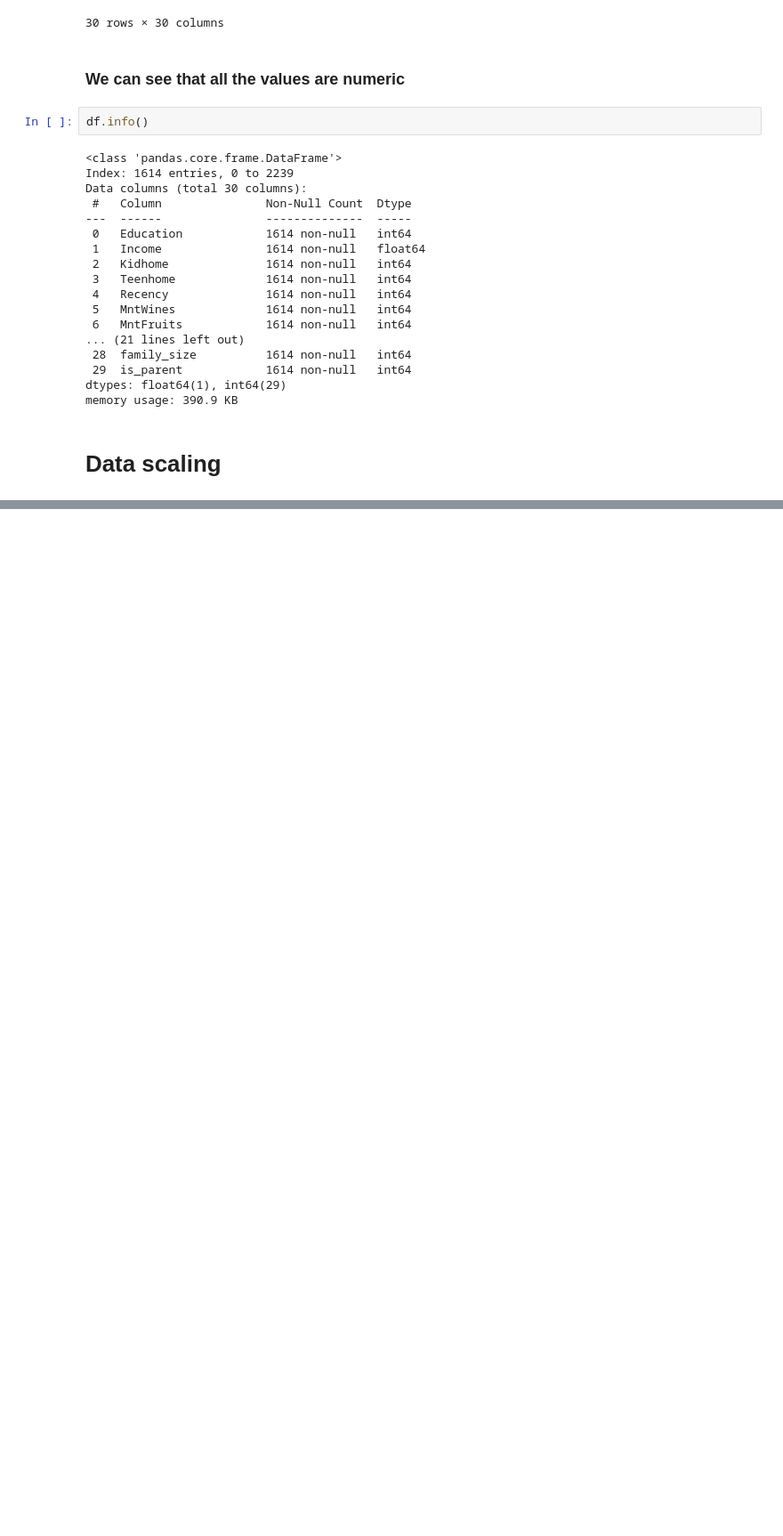
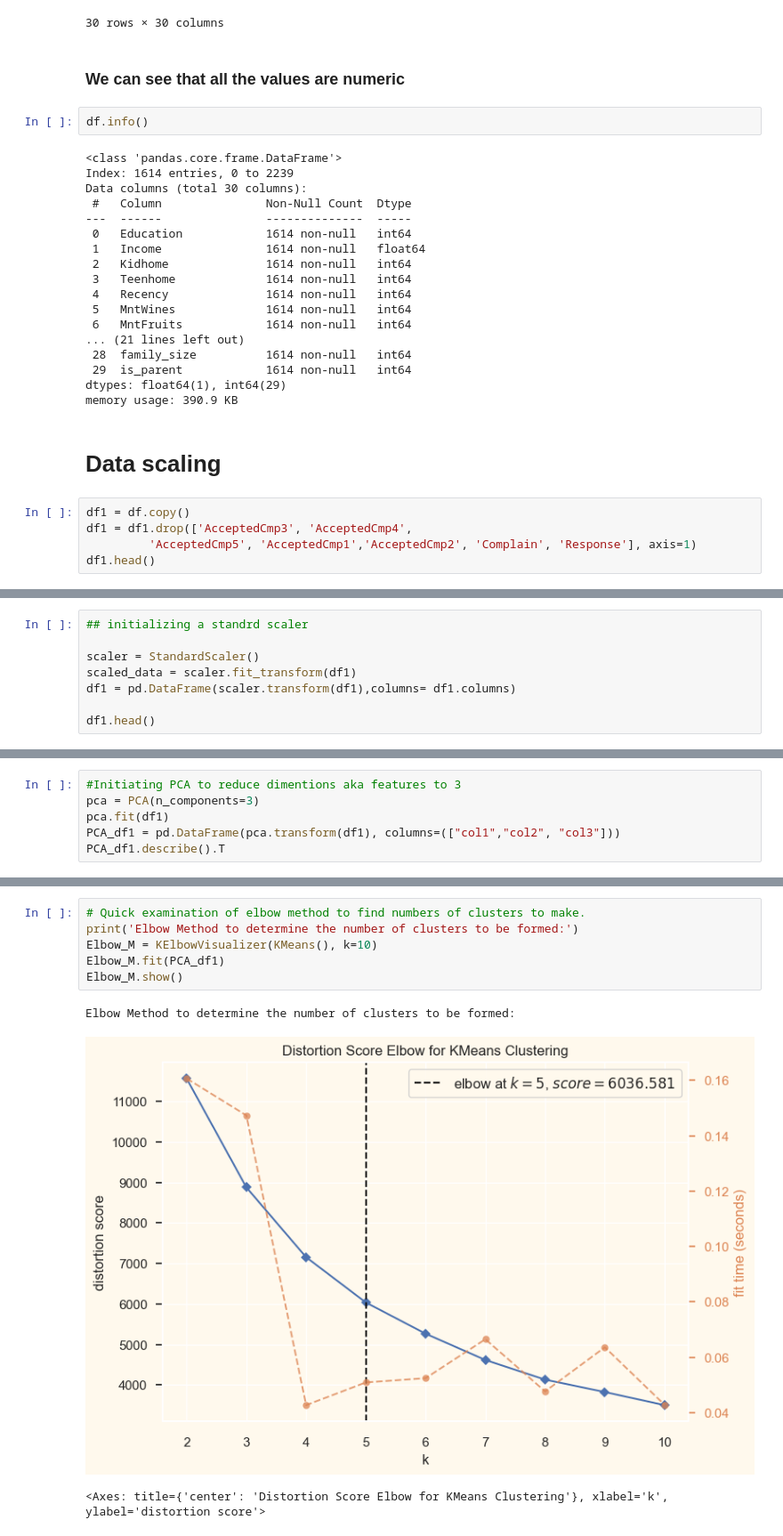
Before and after one commit to asheshh-lal/Drug-Data, a Jupyter notebook: Market Sentiment.ipynb, the cells around one changed output, grey strips where cells are left out. Shown at 89% size. Cells and saved outputs as stored; diff of their text form; blank space fills up the shorter version.

Commit message:
clustering

```diff
--- a/Market Sentiment.ipynb
+++ b/Market Sentiment.ipynb
@@ -426,3 +428,8 @@ dtypes: float64(1), int64(29)
 memory usage: 390.9 KB
 # %% [markdown]
 # Data scaling
+# %%
+df1 = df.copy()
+df1 = df1.drop(['AcceptedCmp3', 'AcceptedCmp4',
+         'AcceptedCmp5', 'AcceptedCmp1','AcceptedCmp2', 'Complain', 'Response'], axis=1)
+df1.head()
@@ -428,0 +444,8 @@ memory usage: 390.9 KB
+# %%
+## initializing a standrd scaler
+
+scaler = StandardScaler()
+scaled_data = scaler.fit_transform(df1)
+df1 = pd.DataFrame(scaler.transform(df1),columns= df1.columns)
+
+df1.head()
@@ -428,0 +460,6 @@ memory usage: 390.9 KB
+# %%
+#Initiating PCA to reduce dimentions aka features to 3
+pca = PCA(n_components=3)
+pca.fit(df1)
+PCA_df1 = pd.DataFrame(pca.transform(df1), columns=(["col1","col2", "col3"]))
+PCA_df1.describe().T
@@ -428,0 +471,10 @@ memory usage: 390.9 KB
+# %%
+# Quick examination of elbow method to find numbers of clusters to make.
+print('Elbow Method to determine the number of clusters to be formed:')
+Elbow_M = KElbowVisualizer(KMeans(), k=10)
+Elbow_M.fit(PCA_df1)
+Elbow_M.show()
+# %% [output]
+Elbow Method to determine the number of clusters to be formed:
+[figure, added]
+<Axes: title={'center': 'Distortion Score Elbow for KMeans Clustering'}, xlabel='k', ylabel='distortion score'>
```
Also changed, not shown: parts of 9 cells of this notebook.
